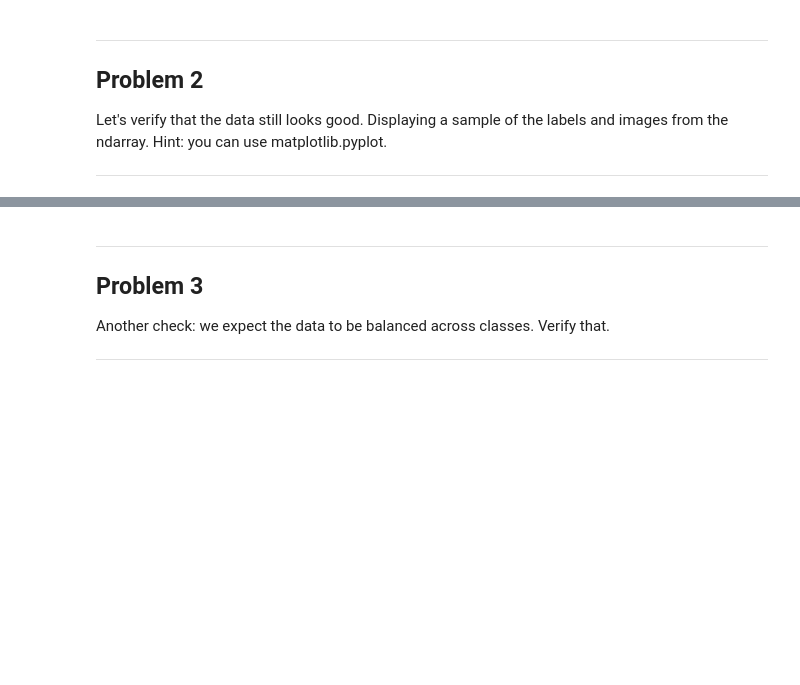
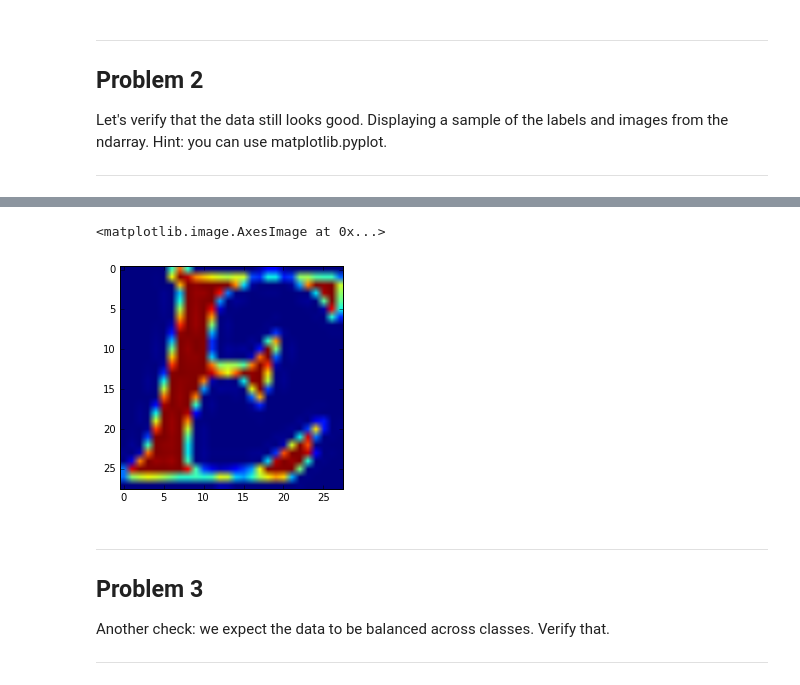
Before and after one commit to c-mori/tensor, a Jupyter notebook: udacity/1_notmnist.ipynb, the cells around one changed output, grey strips where cells are left out. Cells and saved outputs as stored; diff of their text form; code cells hidden in the pictures; blank space fills up the shorter version.

```diff
--- a/udacity/1_notmnist.ipynb
+++ b/udacity/1_notmnist.ipynb
@@ -178,3 +212,11 @@ Let's verify that the data still looks good. Displaying a sample of the labels a
+# %%
+with open(test_datasets[random.choice(xrange(len(test_datasets)))], 'r') as pfile:
+    foo = pickle.load(pfile)
+foo.shape
+plt.imshow(foo[random.choice(xrange(foo.shape[0]))])
+# %% [output]
+<matplotlib.image.AxesImage at 0x...>
+[figure, added]
 # %% [markdown]
 ---
 Problem 3
```
Also changed, not shown: parts of 16 cells of this notebook, 1 other file.
